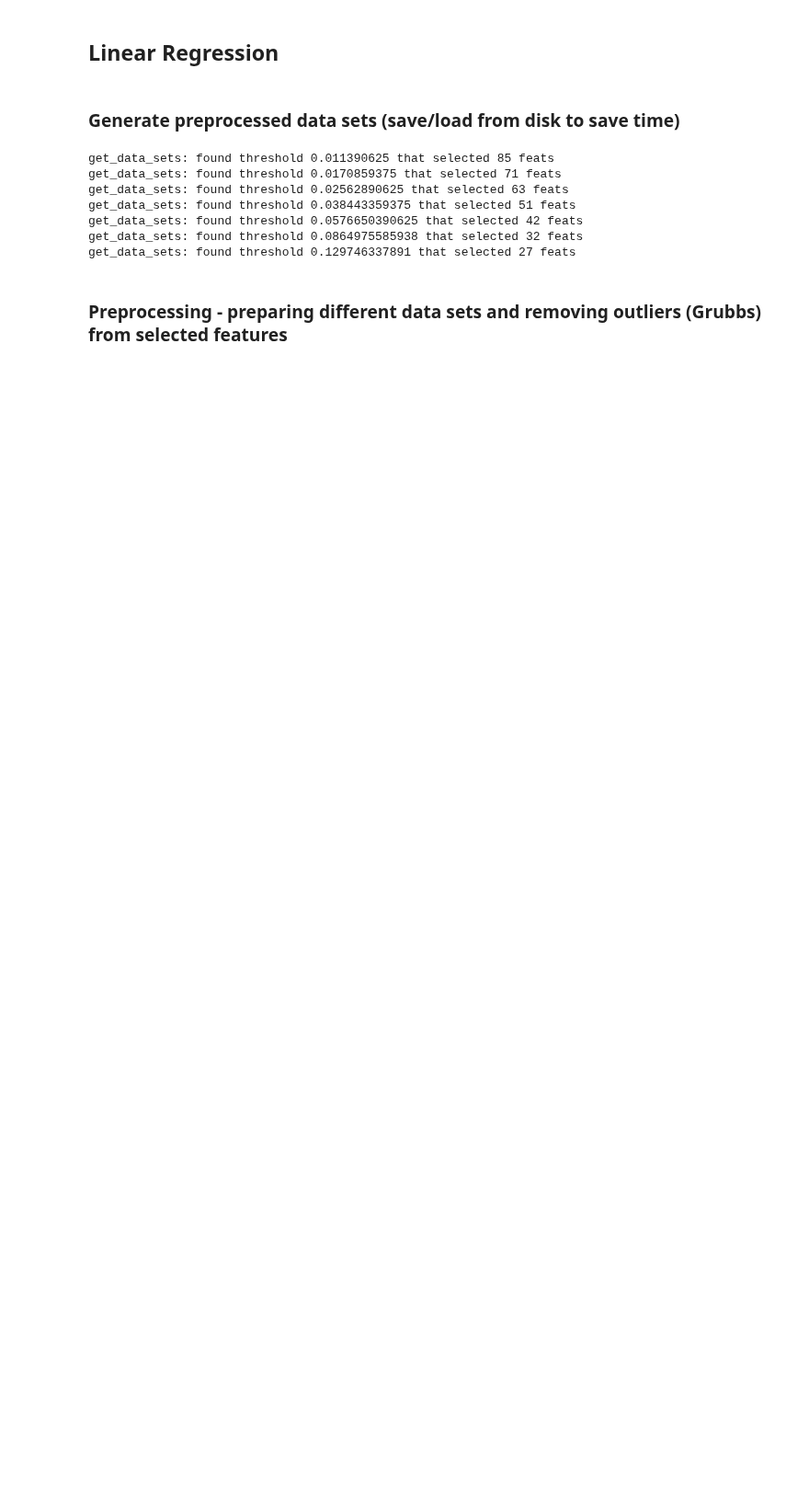
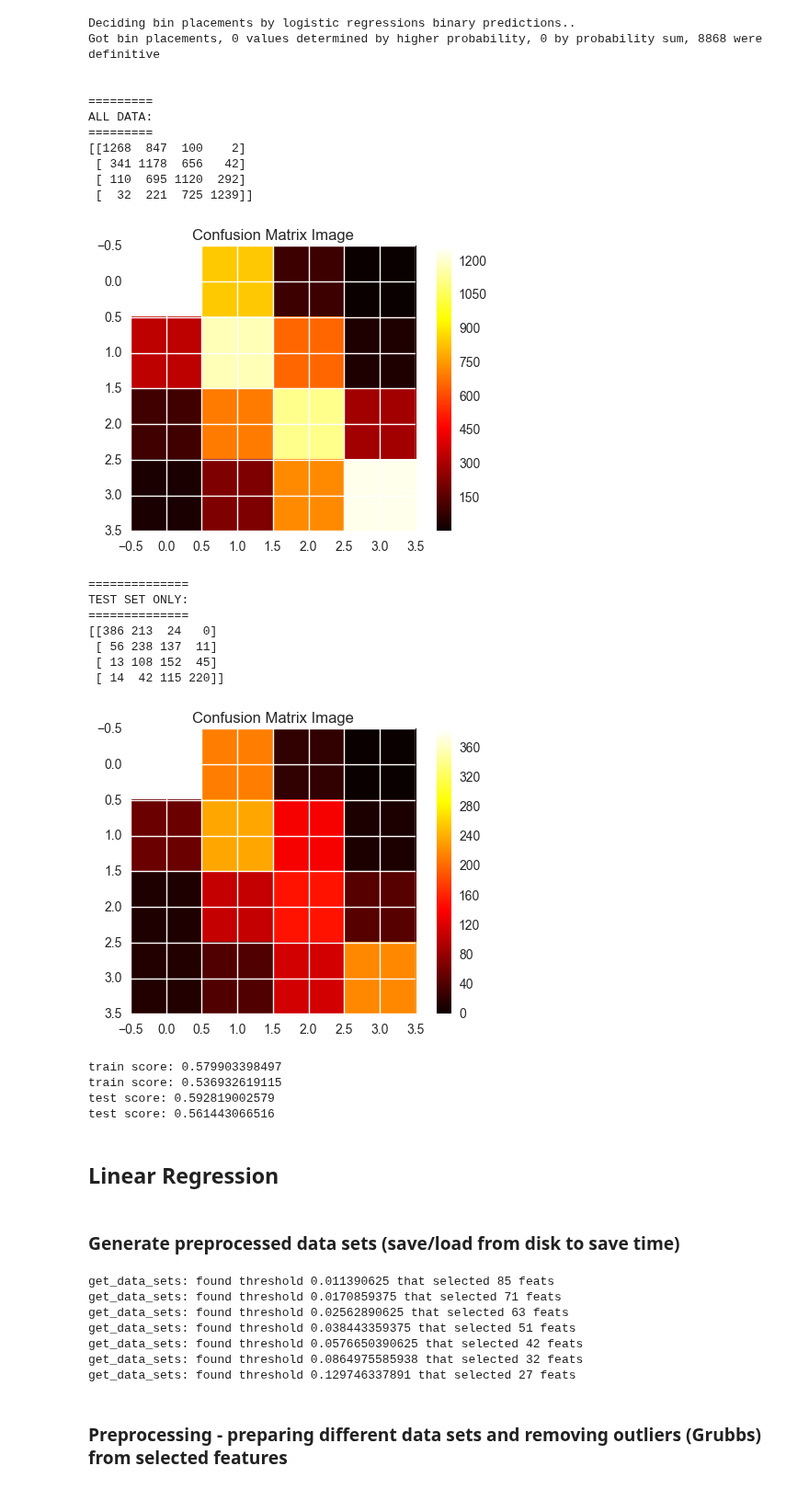
Before and after one commit to liadwg/data_mining_workshop, a Jupyter notebook: Like Prediction Workshop - Addendum.ipynb, the cells around one changed output. Shown at 92% size. Drawn from its saved outputs; the diff is of its cells as text; code cells hidden in the pictures; blank space fills up the shorter version.

```diff
--- a/Like Prediction Workshop - Addendum.ipynb
+++ b/Like Prediction Workshop - Addendum.ipynb
@@ -1,3 +115,83 @@
+# %%
+# unify predictions for bin classification
+undef_1 = 0
+undef_2 = 0
+
+def decide_bin(row):
+    global undef_1, undef_2
+    preds = (row['lr_prediction_BIN_0'], row['lr_prediction_BIN_1'], row['lr_prediction_BIN_2'])
+    pred_probas = (row['lr_prediction_proba_BIN_0'], row['lr_prediction_proba_BIN_1'], row['lr_prediction_proba_BIN_2'])
+
+    if preds == (0, 0, 0):
+        return 'BIN_0'
+    elif preds == (1, 0, 0):
+        return 'BIN_1'
+    elif preds == (1, 1, 0):
+        return 'BIN_2'
+    elif preds == (1, 1, 1):
+        return 'BIN_3'
+
+    undef_1 += 1
+    if preds[0] == 0 and pred_probas[0] < (1 - pred_probas[1]) and pred_probas[0] < (1 - pred_probas[2]):
+        return 'BIN_0'
+
+    if preds[2] == 1 and pred_probas[2] > (1 - pred_probas[1]) and pred_probas[2] > (1 - pred_probas[0]):
+        return 'BIN_3'
+
+    undef_2 += 1
+    return 'BIN_%s' % int(round(sum(pred_probas)))
+
+print "Deciding bin placements by logistic regressions binary predictions.."
+bin_predictions = pp_data.apply(decide_bin, axis=1)
+print "Got bin placements, %s values determined by higher probability, %s by probability sum, %s were definitive\n\n" % (undef_1, undef_2, pp_data.id.count() - undef_1 - undef_2)
+
+print "========="
+print "ALL DATA:"
+print "========="
+m = confusion_matrix(pp_data['labels'].values, bin_predictions.values)
+print m
+plotConfusion(m, 4)
+
+print "=============="
+print "TEST SET ONLY:"
+print "=============="
+m = confusion_matrix(pp_data['labels'][lr_train_len:].values, bin_predictions[lr_train_len:].values)
+print m
+plotConfusion(m, 4)
+
+print "train score:", metrics.precision_score(pp_data['labels'][:lr_train_len], bin_predictions[:lr_train_len], average='macro')
+print "train score:", metrics.precision_score(pp_data['labels'][:lr_train_len], bin_predictions[:lr_train_len], average='micro')
+# print "train score:", metrics.precision_score(pp_data['labels'][:lr_train_len], bin_predictions[:lr_train_len], average='samples')
+print "test score:", metrics.precision_score(pp_data['labels'][lr_train_len:], bin_predictions[lr_train_len:], average='macro')
+print "test score:", metrics.precision_score(pp_data['labels'][lr_train_len:], bin_predictions[lr_train_len:], average='micro')
+# print "test score:", metrics.precision_score(pp_data['labels'][lr_train_len:], bin_predictions[lr_train_len:], average='samples')
+
+prediction_cols = ['lr_prediction_BIN_0', 'lr_prediction_BIN_1', 'lr_prediction_BIN_2', 'lr_prediction_proba_BIN_0', 'lr_prediction_proba_BIN_1', 'lr_prediction_proba_BIN_2']
+# %% [output]
+Deciding bin placements by logistic regressions binary predictions..
+Got bin placements, 0 values determined by higher probability, 0 by probability sum, 8868 were definitive
+
+
+=========
+ALL DATA:
+=========
+[[1268  847  100    2]
+ [ 341 1178  656   42]
+ [ 110  695 1120  292]
+ [  32  221  725 1239]]
+[figure, added]
+==============
+TEST SET ONLY:
+==============
+[[386 213  24   0]
+ [ 56 238 137  11]
+ [ 13 108 152  45]
+ [ 14  42 115 220]]
+[figure, added]
+train score: 0.579903398497
+train score: 0.536932619115
+test score: 0.592819002579
+test score: 0.561443066516
 # %% [markdown]
 ## Linear Regression
 # %% [markdown]
```
Also changed, not shown: parts of 2 cells of this notebook.
